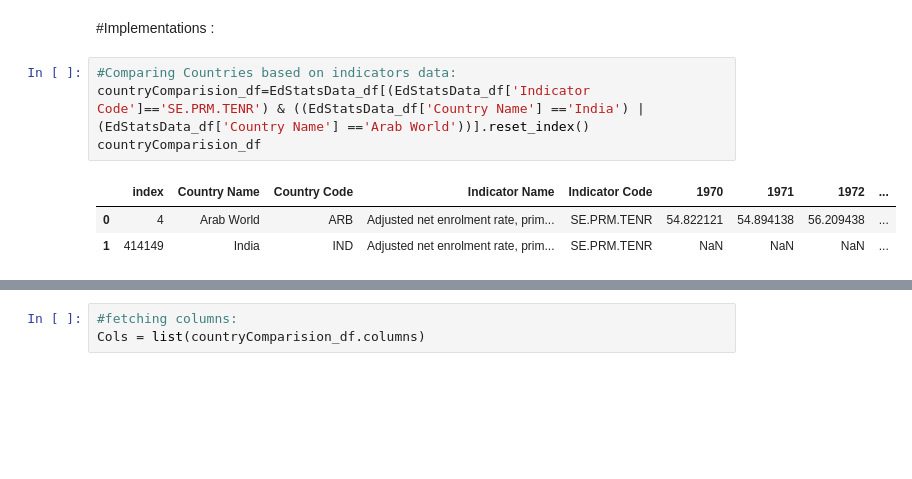
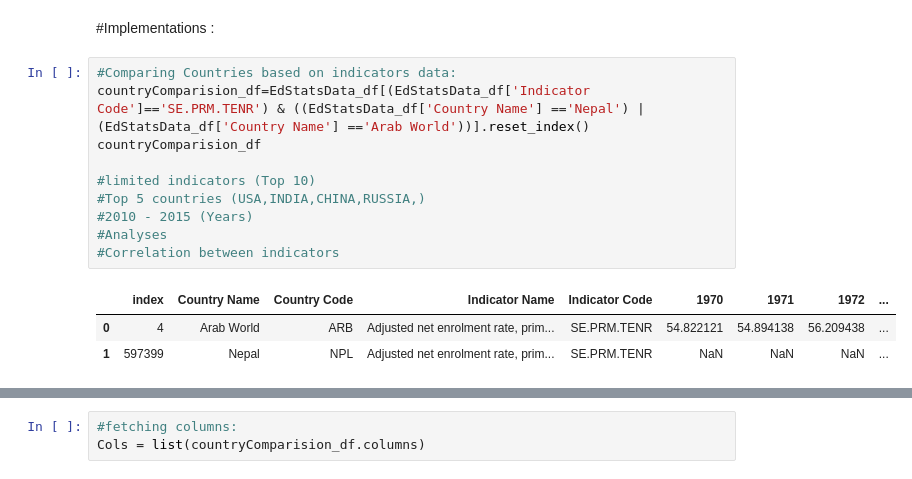
Before and after one commit to kronze1996/Capstone-Project-1, a Jupyter notebook: Kartikey_Sharma_Team_7_Capstone_Project.ipynb, the cells around one changed output, grey strips where cells are left out. Drawn from its saved outputs; the diff is of its cells as text; blank space fills up the shorter version.

```diff
--- a/Kartikey_Sharma_Team_7_Capstone_Project.ipynb
+++ b/Kartikey_Sharma_Team_7_Capstone_Project.ipynb
@@ -36,9 +37,15 @@ EdStatsFootNote_df.drop(['Unnamed: 4'],axis=1,inplace=True)
 #Implementations :
 # %%
 #Comparing Countries based on indicators data:
-countryComparision_df=EdStatsData_df[(EdStatsData_df['Indicator Code']=='SE.PRM.TENR') & ((EdStatsData_df['Country Name'] =='India') | (EdStatsData_df['Country Name'] =='Arab World'))].reset_index()
+countryComparision_df=EdStatsData_df[(EdStatsData_df['Indicator Code']=='SE.PRM.TENR') & ((EdStatsData_df['Country Name'] =='Nepal') | (EdStatsData_df['Country Name'] =='Arab World'))].reset_index()
 countryComparision_df
+
+#limited indicators (Top 10)
+#Top 5 countries (USA,INDIA,CHINA,RUSSIA,)
+#2010 - 2015 (Years)
+#Analyses
+#Correlation between indicators
 # %% [output]
 |  | index | Country Name | Country Code | Indicator Name | Indicator Code | 1970 | 1971 | 1972 | ... |
 | 0 | 4 | Arab World | ARB | Adjusted net enrolment rate, prim... | SE.PRM.TENR | 54.822121 | 54.894138 | 56.209438 | ... |
-| 1 | 414149 | India | IND | Adjusted net enrolment rate, prim... | SE.PRM.TENR | NaN | NaN | NaN | ... |
+| 1 | 597399 | Nepal | NPL | Adjusted net enrolment rate, prim... | SE.PRM.TENR | NaN | NaN | NaN | ... |
```
Also changed, not shown: parts of 22 cells of this notebook.
